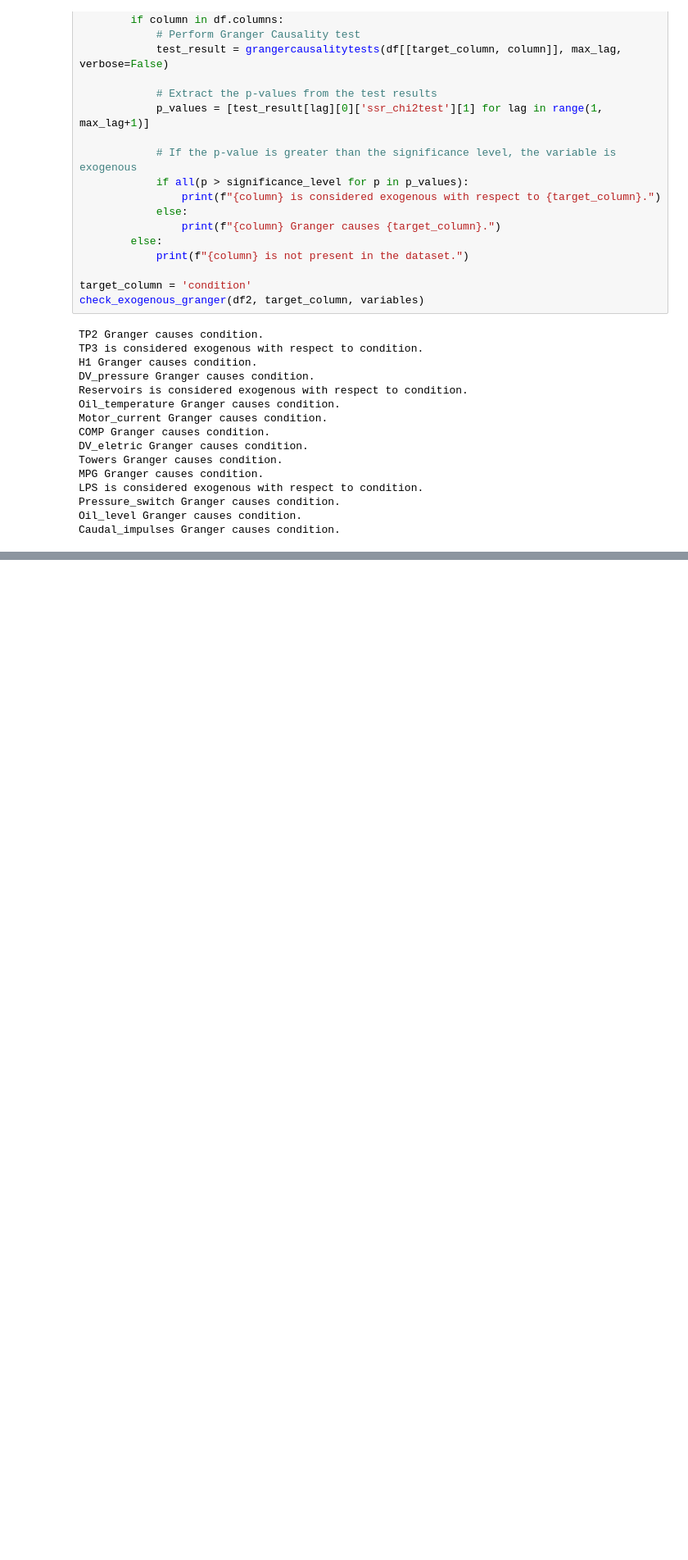
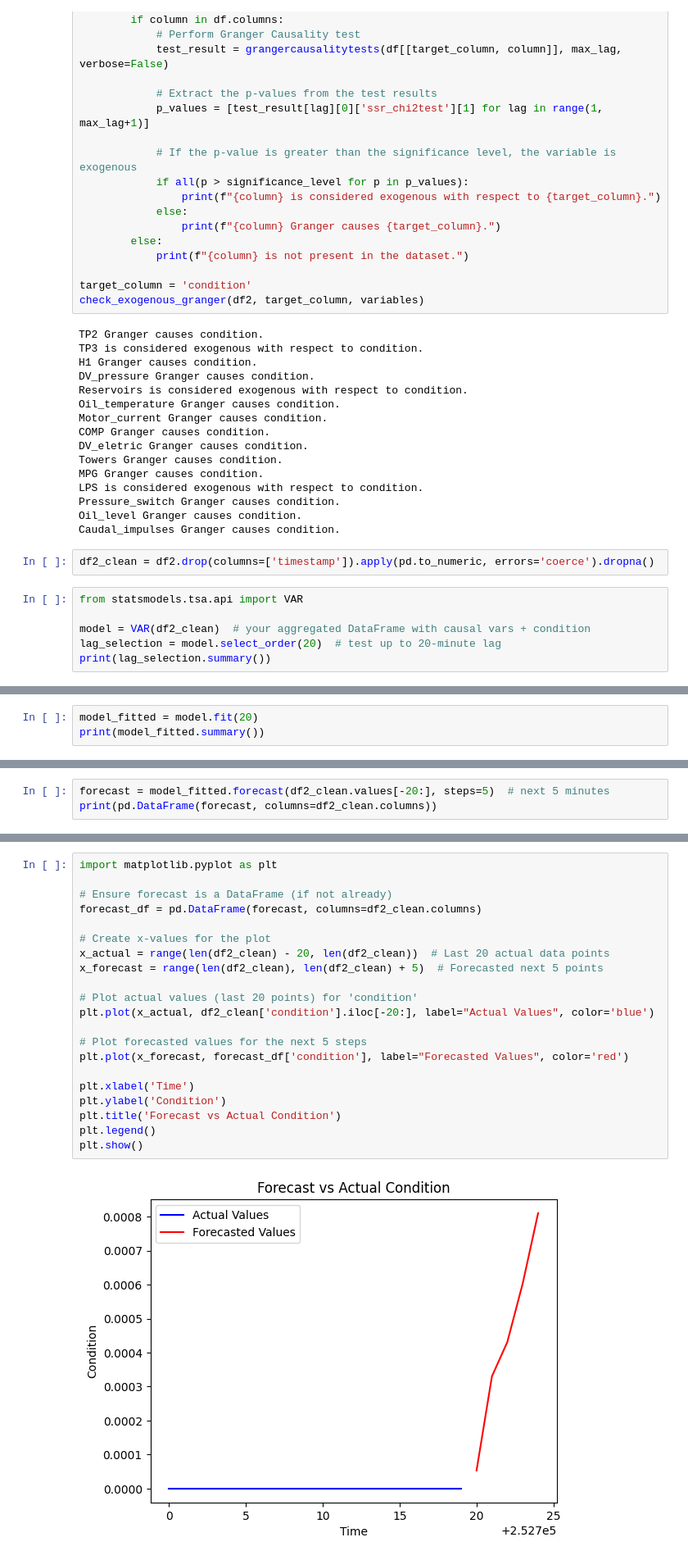
Before and after one commit to bilge-akar/GradProject-Bilge, a Jupyter notebook: arimametropt3_randomday.ipynb, the cells around one changed output, grey strips where cells are left out. Shown at 82% size. Drawn from its saved outputs; the diff is of its cells as text; blank space fills up the shorter version.

```diff
--- a/arimametropt3_randomday.ipynb
+++ b/arimametropt3_randomday.ipynb
@@ -592,3 +591,11 @@ LPS is considered exogenous with respect to condition.
 Pressure_switch Granger causes condition.
 Oil_level Granger causes condition.
 Caudal_impulses Granger causes condition.
+# %%
+df2_clean = df2.drop(columns=['timestamp']).apply(pd.to_numeric, errors='coerce').dropna()
+# %%
+from statsmodels.tsa.api import VAR
+
+model = VAR(df2_clean)  # your aggregated DataFrame with causal vars + condition
+lag_selection = model.select_order(20)  # test up to 20-minute lag
+print(lag_selection.summary())
@@ -594,0 +620,3 @@ Caudal_impulses Granger causes condition.
+# %%
+model_fitted = model.fit(20)
+print(model_fitted.summary())
@@ -594,0 +641,3 @@ Caudal_impulses Granger causes condition.
+# %%
+forecast = model_fitted.forecast(df2_clean.values[-20:], steps=5)  # next 5 minutes
+print(pd.DataFrame(forecast, columns=df2_clean.columns))
@@ -594,0 +668,23 @@ Caudal_impulses Granger causes condition.
+# %%
+import matplotlib.pyplot as plt
+
+# Ensure forecast is a DataFrame (if not already)
+forecast_df = pd.DataFrame(forecast, columns=df2_clean.columns)
+
+# Create x-values for the plot
+x_actual = range(len(df2_clean) - 20, len(df2_clean))  # Last 20 actual data points
+x_forecast = range(len(df2_clean), len(df2_clean) + 5)  # Forecasted next 5 points
+
+# Plot actual values (last 20 points) for 'condition'
+plt.plot(x_actual, df2_clean['condition'].iloc[-20:], label="Actual Values", color='blue')
+
+# Plot forecasted values for the next 5 steps
+plt.plot(x_forecast, forecast_df['condition'], label="Forecasted Values", color='red')
+
+plt.xlabel('Time')
+plt.ylabel('Condition')
+plt.title('Forecast vs Actual Condition')
+plt.legend()
+plt.show()
+# %% [output]
+[figure, added]
```
Also changed, not shown: parts of 9 cells of this notebook.
